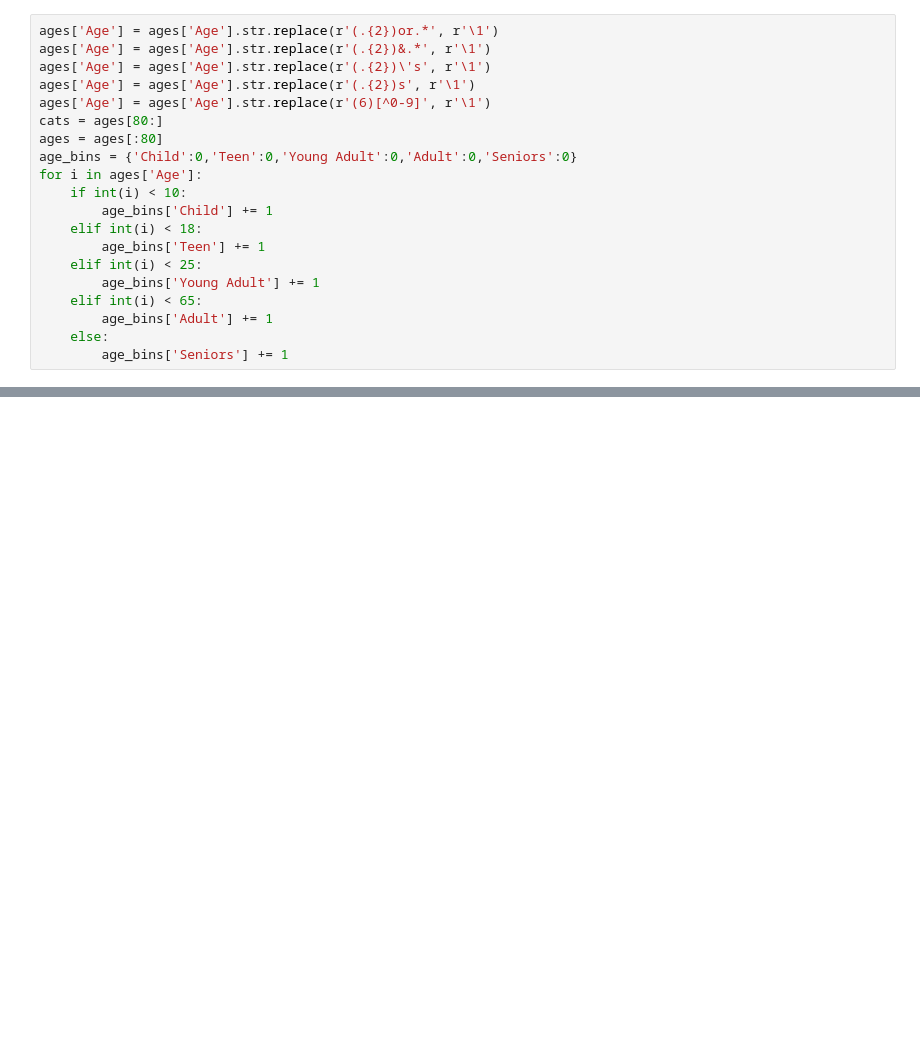
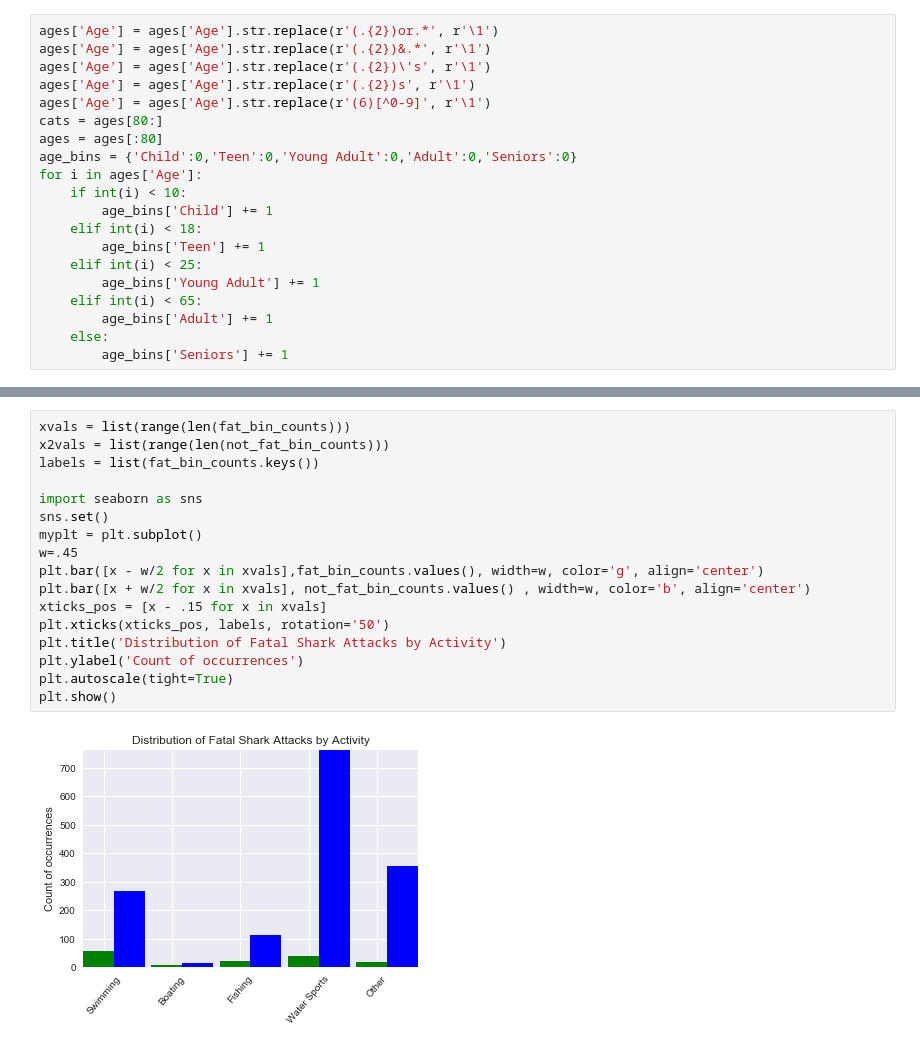
Before and after one commit to red7740/SharkAttacks, a Jupyter notebook: SharkAttacks/cleanup.ipynb, the cells around one changed output, grey strips where cells are left out. Saved outputs shown, nothing was run; the diff lists cells and outputs as text; blank space fills up the shorter version.

```diff
--- a/SharkAttacks/cleanup.ipynb
+++ b/SharkAttacks/cleanup.ipynb
@@ -88,0 +151,19 @@ cats
+# %%
+xvals = list(range(len(fat_bin_counts)))
+x2vals = list(range(len(not_fat_bin_counts)))
+labels = list(fat_bin_counts.keys())
+
+import seaborn as sns
+sns.set()
+myplt = plt.subplot()
+w=.45
+plt.bar([x - w/2 for x in xvals],fat_bin_counts.values(), width=w, color='g', align='center')
+plt.bar([x + w/2 for x in xvals], not_fat_bin_counts.values() , width=w, color='b', align='center')
+xticks_pos = [x - .15 for x in xvals]
+plt.xticks(xticks_pos, labels, rotation='50')
+plt.title('Distribution of Fatal Shark Attacks by Activity')
+plt.ylabel('Count of occurrences')
+plt.autoscale(tight=True)
+plt.show()
+# %% [output]
+[figure, added]
```
Also changed, not shown: parts of 23 cells of this notebook, 4 other files.
